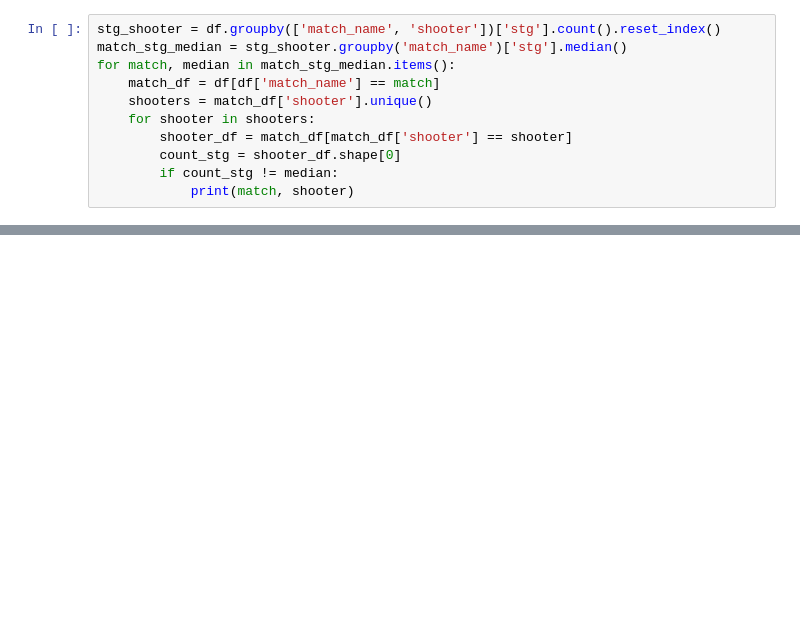
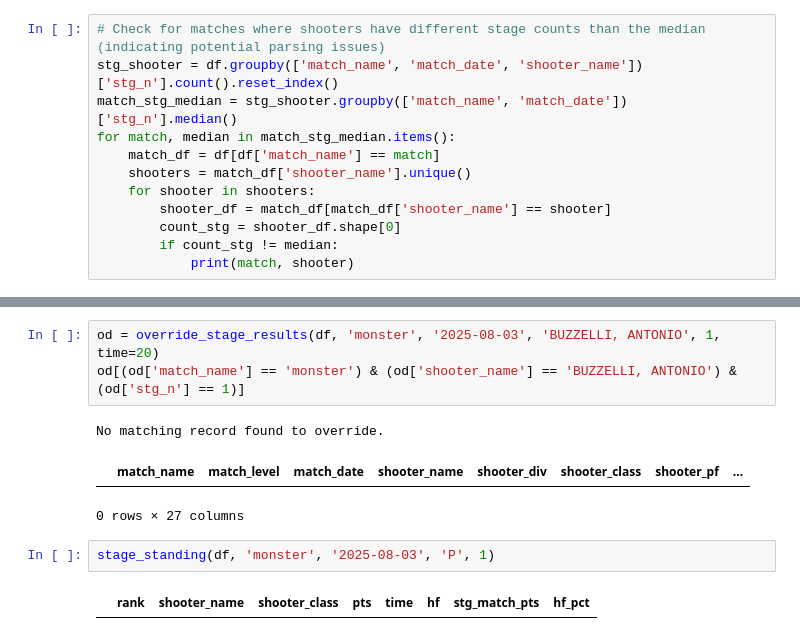
Before and after one commit to antobzzll/ipsc-performance, a Jupyter notebook: data/scraper2.ipynb, the cells around one changed output, grey strips where cells are left out. Cells and saved outputs as stored; diff of their text form; blank space fills up the shorter version.

```diff
--- a/data/scraper2.ipynb
+++ b/data/scraper2.ipynb
@@ -238,11 +269,12 @@ df[df["shooter_name"].str.contains("BUZZELLI, ANTONIO", na=False)]
 # %%
-stg_shooter = df.groupby(['match_name', 'shooter'])['stg'].count().reset_index()
-match_stg_median = stg_shooter.groupby('match_name')['stg'].median()
+# Check for matches where shooters have different stage counts than the median (indicating potential parsing issues)
+stg_shooter = df.groupby(['match_name', 'match_date', 'shooter_name'])['stg_n'].count().reset_index()
+match_stg_median = stg_shooter.groupby(['match_name', 'match_date'])['stg_n'].median()
 for match, median in match_stg_median.items():
     match_df = df[df['match_name'] == match]
-    shooters = match_df['shooter'].unique()
+    shooters = match_df['shooter_name'].unique()
     for shooter in shooters:
-        shooter_df = match_df[match_df['shooter'] == shooter]
+        shooter_df = match_df[match_df['shooter_name'] == shooter]
         count_stg = shooter_df.shape[0]
         if count_stg != median:
             print(match, shooter)
@@ -248,0 +365,11 @@ for match, median in match_stg_median.items():
+# %%
+od = override_stage_results(df, 'monster', '2025-08-03', 'BUZZELLI, ANTONIO', 1, time=20)
+od[(od['match_name'] == 'monster') & (od['shooter_name'] == 'BUZZELLI, ANTONIO') & (od['stg_n'] == 1)]
+# %% [output]
+No matching record found to override.
+|  | match_name | match_level | match_date | shooter_name | shooter_div | shooter_class | shooter_pf | ... |
+0 rows × 27 columns
+# %%
+stage_standing(df, 'monster', '2025-08-03', 'P', 1)
+# %% [output]
+|  | rank | shooter_name | shooter_class | pts | time | hf | stg_match_pts | hf_pct |
```
Also changed, not shown: parts of 8 cells of this notebook, 9 other files.
